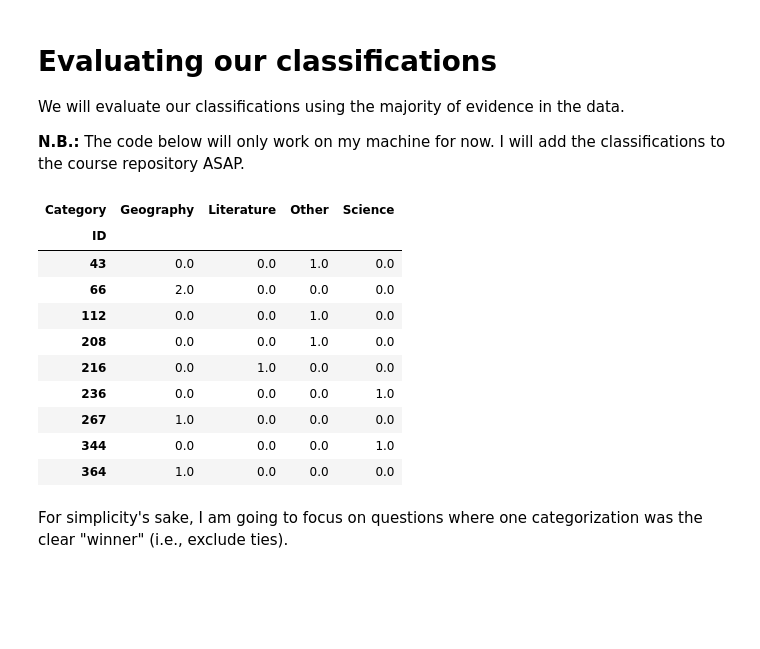
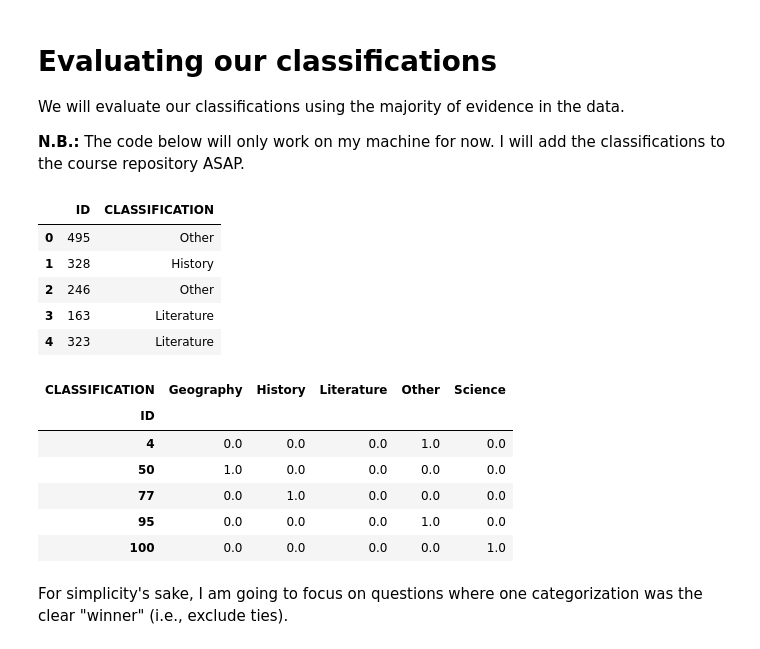
Before and after one commit to erikfredner/tap-2024, a Jupyter notebook: lesson_2.ipynb, the cells around one changed output. Cells and saved outputs as stored; diff of their text form; code cells hidden in the pictures; blank space fills up the shorter version.

```diff
--- a/lesson_2.ipynb
+++ b/lesson_2.ipynb
@@ -313,20 +315,27 @@ csvs = [f for f in os.listdir(PATH) if f.endswith(".csv")]
 # create a stacked dataframe with the csvs
 df = pd.concat([pd.read_csv(os.path.join(PATH, f)) for f in csvs], ignore_index=True)
 # %%
-df_vals = df.groupby("ID").value_counts().unstack().fillna(0)
-df_vals
+# drop everything except ID and CLASSIFICATION
+df = df[["ID", "CLASSIFICATION"]]
+df.head()
 # %% [output]
-| Category | Geography | Literature | Other | Science |
-| ID |  |  |  |  |
-| 43 | 0.0 | 0.0 | 1.0 | 0.0 |
-| 66 | 2.0 | 0.0 | 0.0 | 0.0 |
-| 112 | 0.0 | 0.0 | 1.0 | 0.0 |
-| 208 | 0.0 | 0.0 | 1.0 | 0.0 |
-| 216 | 0.0 | 1.0 | 0.0 | 0.0 |
-| 236 | 0.0 | 0.0 | 0.0 | 1.0 |
-| 267 | 1.0 | 0.0 | 0.0 | 0.0 |
-| 344 | 0.0 | 0.0 | 0.0 | 1.0 |
-| 364 | 1.0 | 0.0 | 0.0 | 0.0 |
+|  | ID | CLASSIFICATION |
+| 0 | 495 | Other |
+| 1 | 328 | History |
+| 2 | 246 | Other |
+| 3 | 163 | Literature |
+| 4 | 323 | Literature |
+# %%
+df_vals = df.groupby("ID").value_counts().unstack().fillna(0)
+df_vals.head()
+# %% [output]
+| CLASSIFICATION | Geography | History | Literature | Other | Science |
+| ID |  |  |  |  |  |
+| 4 | 0.0 | 0.0 | 0.0 | 1.0 | 0.0 |
+| 50 | 1.0 | 0.0 | 0.0 | 0.0 | 0.0 |
+| 77 | 0.0 | 1.0 | 0.0 | 0.0 | 0.0 |
+| 95 | 0.0 | 0.0 | 0.0 | 1.0 | 0.0 |
+| 100 | 0.0 | 0.0 | 0.0 | 0.0 | 1.0 |
 # %% [markdown]
 For simplicity's sake, I am going to focus on questions where one categorization was the clear "winner" (i.e., exclude ties).
 # %%
```
Also changed, not shown: parts of 7 cells of this notebook, 1 other file.
